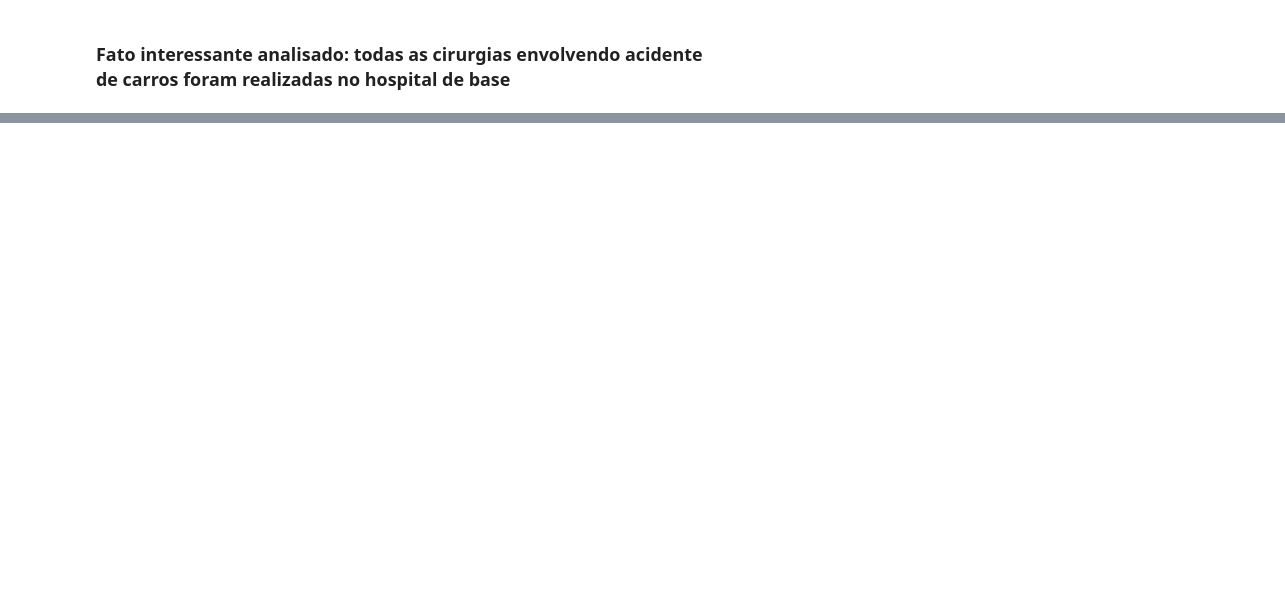
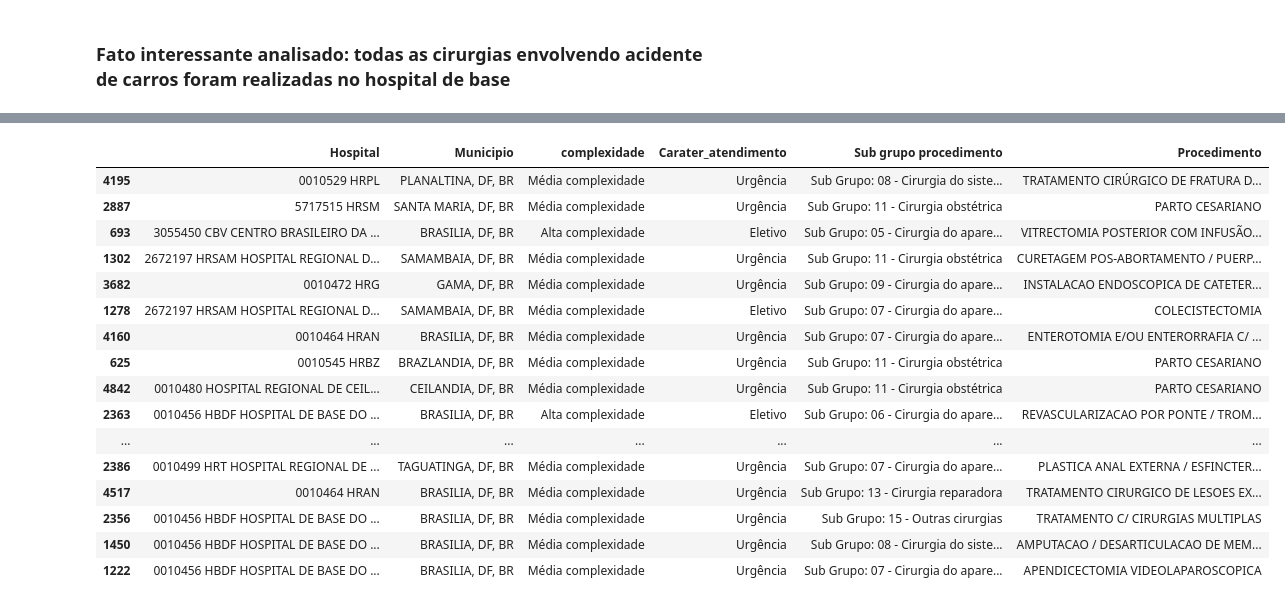
Before and after one commit to Jandersolutions/DataScience, a Jupyter notebook: csv_cirurgias.ipynb, the cells around one changed output, grey strips where cells are left out. Cells and saved outputs as stored; diff of their text form; code cells hidden in the pictures; blank space fills up the shorter version.

Commit message:
add csv_cirurgia

```diff
--- a/csv_cirurgias.ipynb
+++ b/csv_cirurgias.ipynb
@@ -313,0 +312,20 @@ Name: Procedimento, Length: 242, dtype: int64
+# %%
+df.sample(20) # amostras aleatorias
+# %% [output]
+|  | Hospital | Municipio | complexidade | Carater_atendimento | Sub grupo procedimento | Procedimento |
+| 4195 | 0010529 HRPL | PLANALTINA, DF, BR | Média complexidade | Urgência | Sub Grupo: 08 - Cirurgia do siste... | TRATAMENTO CIRÚRGICO DE FRATURA D... |
+| 2887 | 5717515 HRSM | SANTA MARIA, DF, BR | Média complexidade | Urgência | Sub Grupo: 11 - Cirurgia obstétrica | PARTO CESARIANO |
+| 693 | 3055450 CBV CENTRO BRASILEIRO DA ... | BRASILIA, DF, BR | Alta complexidade | Eletivo | Sub Grupo: 05 - Cirurgia do apare... | VITRECTOMIA POSTERIOR COM INFUSÃO... |
+| 1302 | 2672197 HRSAM HOSPITAL REGIONAL D... | SAMAMBAIA, DF, BR | Média complexidade | Urgência | Sub Grupo: 11 - Cirurgia obstétrica | CURETAGEM POS-ABORTAMENTO / PUERP... |
+| 3682 | 0010472 HRG | GAMA, DF, BR | Média complexidade | Urgência | Sub Grupo: 09 - Cirurgia do apare... | INSTALACAO ENDOSCOPICA DE CATETER... |
+| 1278 | 2672197 HRSAM HOSPITAL REGIONAL D... | SAMAMBAIA, DF, BR | Média complexidade | Eletivo | Sub Grupo: 07 - Cirurgia do apare... | COLECISTECTOMIA |
+| 4160 | 0010464 HRAN | BRASILIA, DF, BR | Média complexidade | Urgência | Sub Grupo: 07 - Cirurgia do apare... | ENTEROTOMIA E/OU ENTERORRAFIA C/ ... |
+| 625 | 0010545 HRBZ | BRAZLANDIA, DF, BR | Média complexidade | Urgência | Sub Grupo: 11 - Cirurgia obstétrica | PARTO CESARIANO |
+| 4842 | 0010480 HOSPITAL REGIONAL DE CEIL... | CEILANDIA, DF, BR | Média complexidade | Urgência | Sub Grupo: 11 - Cirurgia obstétrica | PARTO CESARIANO |
+| 2363 | 0010456 HBDF HOSPITAL DE BASE DO ... | BRASILIA, DF, BR | Alta complexidade | Eletivo | Sub Grupo: 06 - Cirurgia do apare... | REVASCULARIZACAO POR PONTE / TROM... |
+| ... | ... | ... | ... | ... | ... | ... |
+| 2386 | 0010499 HRT HOSPITAL REGIONAL DE ... | TAGUATINGA, DF, BR | Média complexidade | Urgência | Sub Grupo: 07 - Cirurgia do apare... | PLASTICA ANAL EXTERNA / ESFINCTER... |
+| 4517 | 0010464 HRAN | BRASILIA, DF, BR | Média complexidade | Urgência | Sub Grupo: 13 - Cirurgia reparadora | TRATAMENTO CIRURGICO DE LESOES EX... |
+| 2356 | 0010456 HBDF HOSPITAL DE BASE DO ... | BRASILIA, DF, BR | Média complexidade | Urgência | Sub Grupo: 15 - Outras cirurgias | TRATAMENTO C/ CIRURGIAS MULTIPLAS |
+| 1450 | 0010456 HBDF HOSPITAL DE BASE DO ... | BRASILIA, DF, BR | Média complexidade | Urgência | Sub Grupo: 08 - Cirurgia do siste... | AMPUTACAO / DESARTICULACAO DE MEM... |
+| 1222 | 0010456 HBDF HOSPITAL DE BASE DO ... | BRASILIA, DF, BR | Média complexidade | Urgência | Sub Grupo: 07 - Cirurgia do apare... | APENDICECTOMIA VIDEOLAPAROSCOPICA |
```
Also changed, not shown: parts of 19 cells of this notebook.
